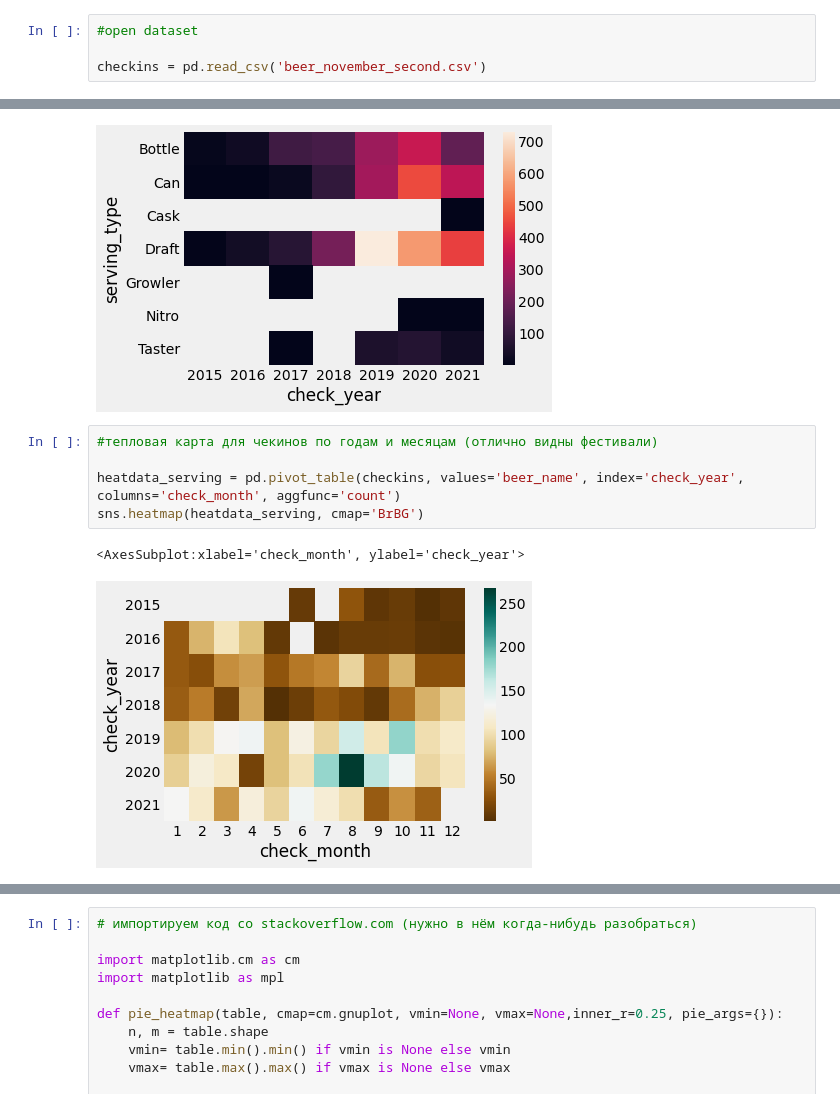
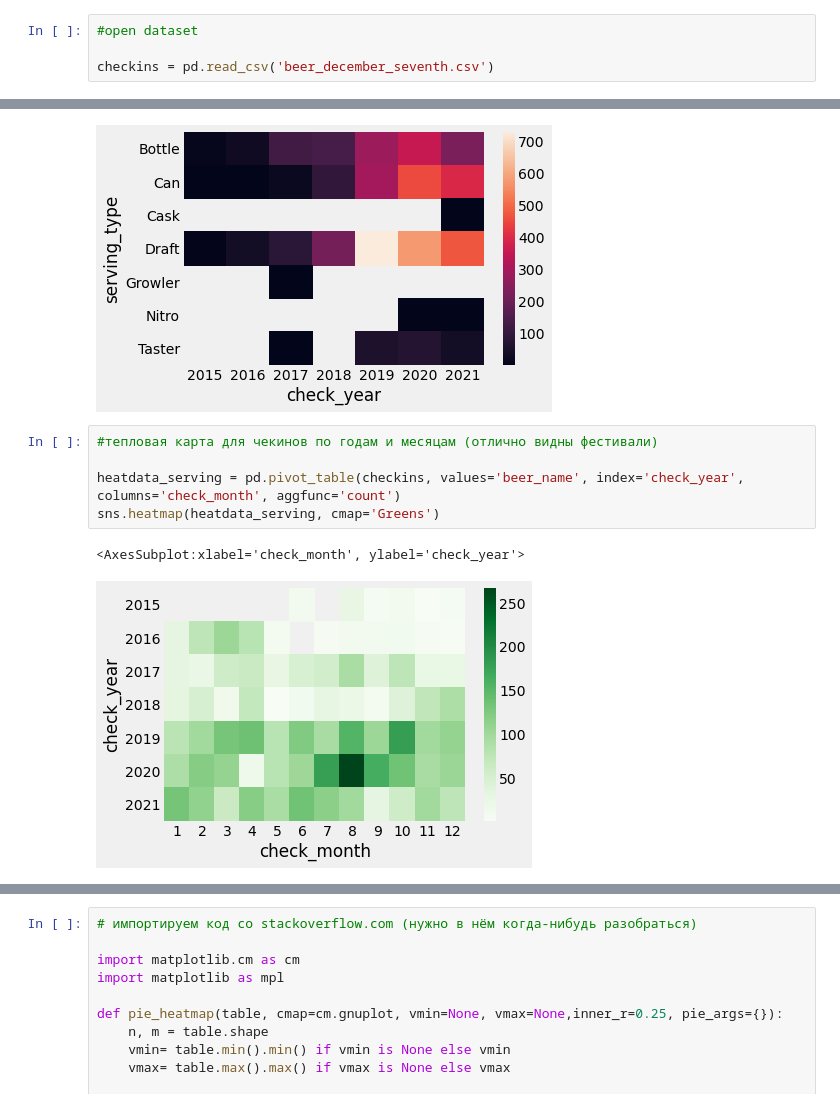
Before and after one commit to artempanush/projects_for_study, a Jupyter notebook: Untappd. Profile - Artiredbirds/Обзор персонального профиля Untappd.ipynb, the cells around one changed output, grey strips where cells are left out. Drawn from its saved outputs; the diff is of its cells as text.

Commit message:
December update

```diff
--- a/Untappd. Profile - Artiredbirds/Обзор персонального профиля Untappd.ipynb
+++ b/Untappd. Profile - Artiredbirds/Обзор персонального профиля Untappd.ipynb
@@ -47,7 +47,7 @@ from scipy import stats
 # %%
 #open dataset
 
-checkins = pd.read_csv('beer_november_second.csv')
+checkins = pd.read_csv('beer_december_seventh.csv')
 # %% [markdown]
 ## 1. Обзор датасета.
 # %% [markdown]
@@ -670,11 +765,11 @@ sns.heatmap(heatdata_serving)
 # %%
 #тепловая карта для чекинов по годам и месяцам (отлично видны фестивали)
 
 heatdata_serving = pd.pivot_table(checkins, values='beer_name', index='check_year', columns='check_month', aggfunc='count')
-sns.heatmap(heatdata_serving, cmap='BrBG')
+sns.heatmap(heatdata_serving, cmap='Greens')
 # %% [output]
 <AxesSubplot:xlabel='check_month', ylabel='check_year'>
-[figure, old version]
+[figure, new version]
 # %%
 #создаём сводную табличку количества чекинов по времени в зависимости от дня недели
 
```
Also changed, not shown: parts of 59 cells of this notebook, 1 other file.
